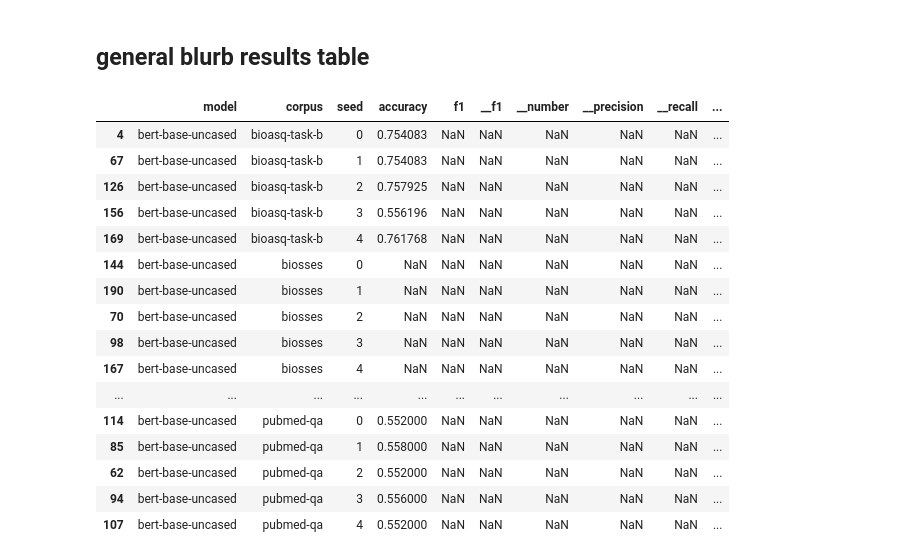
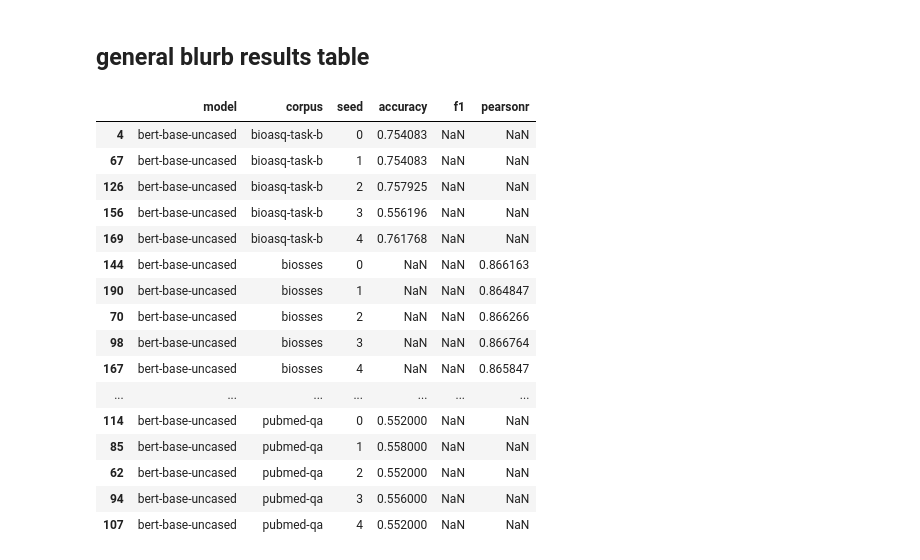
Before and after one commit to mathieulaiking/pretrain-med-data-qual, a Jupyter notebook: evaluation/results.ipynb, the cells around one changed output. Cells and saved outputs as stored; diff of their text form; code cells hidden in the pictures.

```diff
--- a/evaluation/results.ipynb
+++ b/evaluation/results.ipynb
@@ -14,7 +14,7 @@ exp_results = []
 for pred_path in glob.glob("out/*/predict_results.json"):
     if "debug" in pred_path: continue
     metrics_results = json.load(open(pred_path))
-    metrics_results = {k.replace("predict_",""):v for k,v in metrics_results.items()}
+    metrics_results = {k.replace("predict_","").replace("overall_",""):v for k,v in metrics_results.items()}
     if "ncbi_disease" in pred_path:
         pred_path = pred_path.replace("ncbi_disease","ncbi-disease")
     if "bert-base" not in pred_path:
@@ -24,26 +24,26 @@ for pred_path in glob.glob("out/*/predict_results.json"):
     exp_results.append(config|metrics_results)
 # %%
 df = pd.DataFrame(exp_results).sort_values(by=["model","corpus","seed"])
-df = df.drop(columns = ['loss', 'precision','recall', 'runtime', 'samples_per_second', 'steps_per_second','train_mse', 'test_mse'])
+df = df[["model","corpus","seed","accuracy","f1","pearsonr"]]
 df.head(50)
 # %% [output]
-|  | model | corpus | seed | accuracy | f1 | __f1 | __number | __precision | __recall | ... |
-| 4 | bert-base-uncased | bioasq-task-b | 0 | 0.754083 | NaN | NaN | NaN | NaN | NaN | ... |
-| 67 | bert-base-uncased | bioasq-task-b | 1 | 0.754083 | NaN | NaN | NaN | NaN | NaN | ... |
-| 126 | bert-base-uncased | bioasq-task-b | 2 | 0.757925 | NaN | NaN | NaN | NaN | NaN | ... |
-| 156 | bert-base-uncased | bioasq-task-b | 3 | 0.556196 | NaN | NaN | NaN | NaN | NaN | ... |
-| 169 | bert-base-uncased | bioasq-task-b | 4 | 0.761768 | NaN | NaN | NaN | NaN | NaN | ... |
-| 144 | bert-base-uncased | biosses | 0 | NaN | NaN | NaN | NaN | NaN | NaN | ... |
-| 190 | bert-base-uncased | biosses | 1 | NaN | NaN | NaN | NaN | NaN | NaN | ... |
-| 70 | bert-base-uncased | biosses | 2 | NaN | NaN | NaN | NaN | NaN | NaN | ... |
-| 98 | bert-base-uncased | biosses | 3 | NaN | NaN | NaN | NaN | NaN | NaN | ... |
-| 167 | bert-base-uncased | biosses | 4 | NaN | NaN | NaN | NaN | NaN | NaN | ... |
-| ... | ... | ... | ... | ... | ... | ... | ... | ... | ... | ... |
-| 114 | bert-base-uncased | pubmed-qa | 0 | 0.552000 | NaN | NaN | NaN | NaN | NaN | ... |
-| 85 | bert-base-uncased | pubmed-qa | 1 | 0.558000 | NaN | NaN | NaN | NaN | NaN | ... |
-| 62 | bert-base-uncased | pubmed-qa | 2 | 0.552000 | NaN | NaN | NaN | NaN | NaN | ... |
-| 94 | bert-base-uncased | pubmed-qa | 3 | 0.556000 | NaN | NaN | NaN | NaN | NaN | ... |
-| 107 | bert-base-uncased | pubmed-qa | 4 | 0.552000 | NaN | NaN | NaN | NaN | NaN | ... |
+|  | model | corpus | seed | accuracy | f1 | pearsonr |
+| 4 | bert-base-uncased | bioasq-task-b | 0 | 0.754083 | NaN | NaN |
+| 67 | bert-base-uncased | bioasq-task-b | 1 | 0.754083 | NaN | NaN |
+| 126 | bert-base-uncased | bioasq-task-b | 2 | 0.757925 | NaN | NaN |
+| 156 | bert-base-uncased | bioasq-task-b | 3 | 0.556196 | NaN | NaN |
+| 169 | bert-base-uncased | bioasq-task-b | 4 | 0.761768 | NaN | NaN |
+| 144 | bert-base-uncased | biosses | 0 | NaN | NaN | 0.866163 |
+| 190 | bert-base-uncased | biosses | 1 | NaN | NaN | 0.864847 |
+| 70 | bert-base-uncased | biosses | 2 | NaN | NaN | 0.866266 |
+| 98 | bert-base-uncased | biosses | 3 | NaN | NaN | 0.866764 |
+| 167 | bert-base-uncased | biosses | 4 | NaN | NaN | 0.865847 |
+| ... | ... | ... | ... | ... | ... | ... |
+| 114 | bert-base-uncased | pubmed-qa | 0 | 0.552000 | NaN | NaN |
+| 85 | bert-base-uncased | pubmed-qa | 1 | 0.558000 | NaN | NaN |
+| 62 | bert-base-uncased | pubmed-qa | 2 | 0.552000 | NaN | NaN |
+| 94 | bert-base-uncased | pubmed-qa | 3 | 0.556000 | NaN | NaN |
+| 107 | bert-base-uncased | pubmed-qa | 4 | 0.552000 | NaN | NaN |
 # %%
 metric_dataset = {
     "f1":[
```
Also changed, not shown: parts of 3 cells of this notebook, 5 other files.
